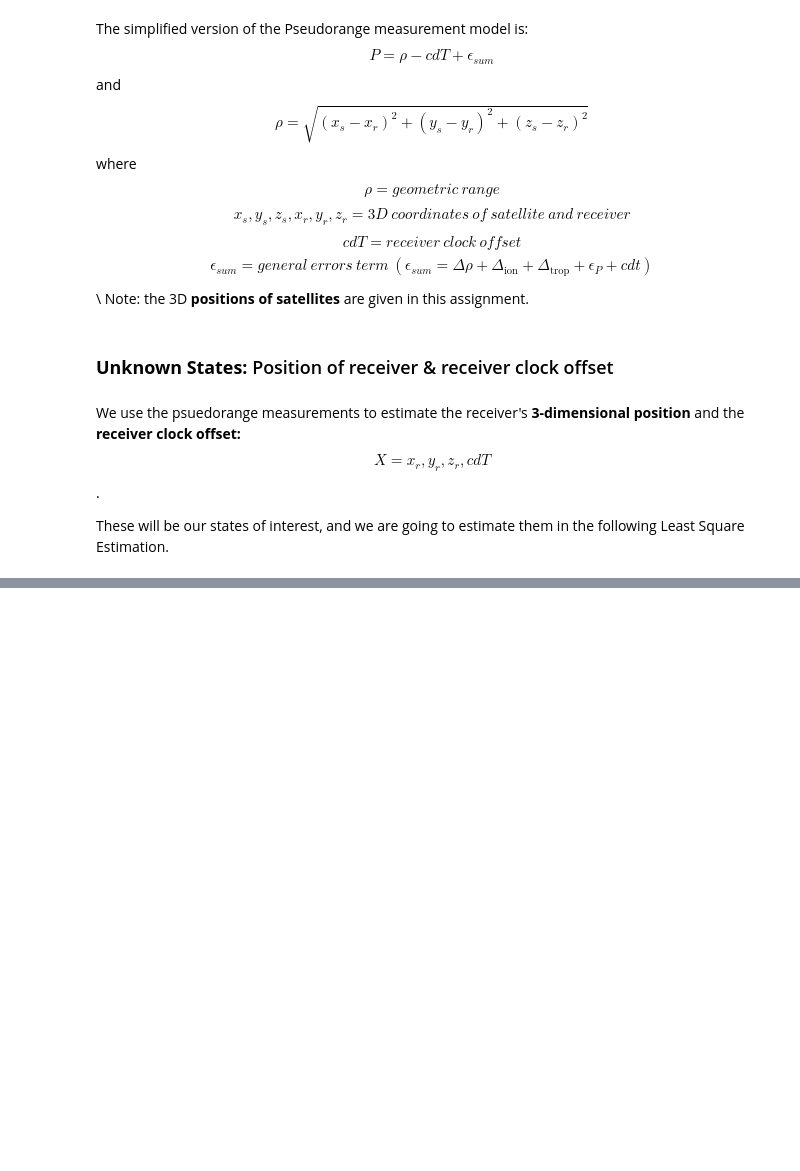
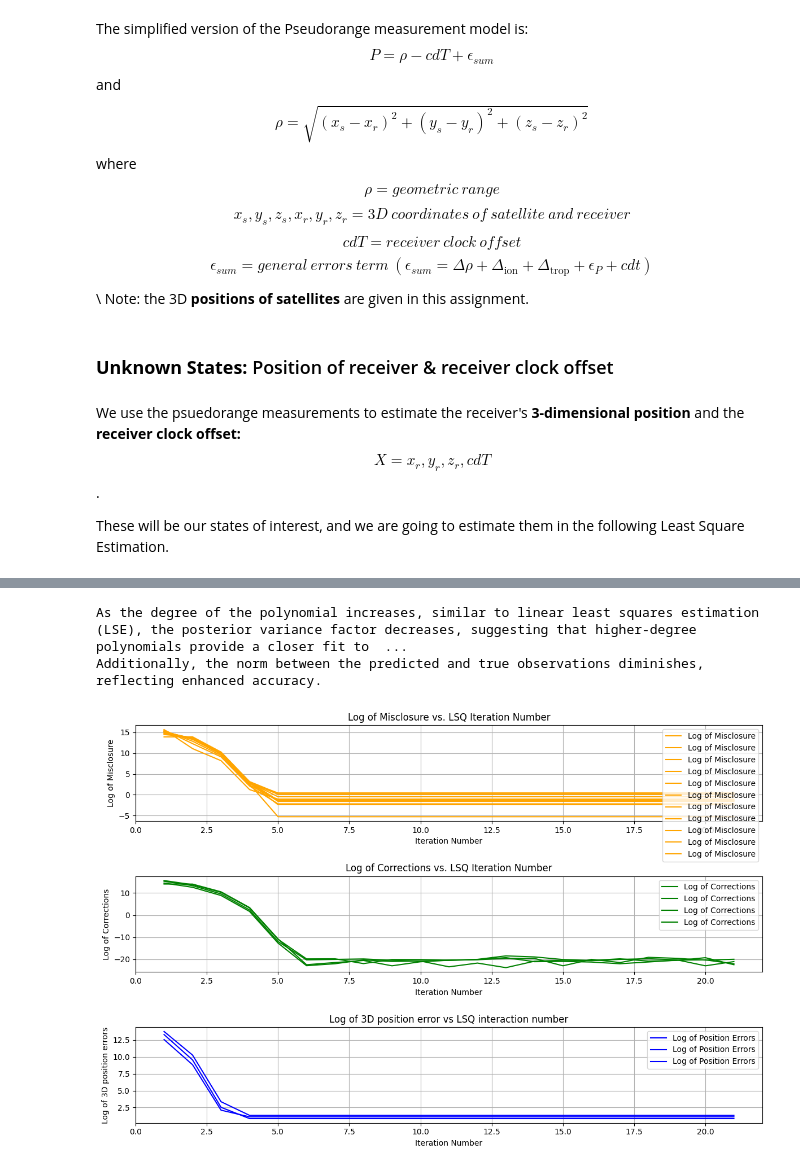
Before and after one commit to TonnyChuwa/engg680_2024_fall, a Jupyter notebook: Lab_Assignment2/Assignment2.ipynb, the cells around one changed output, grey strips where cells are left out. Drawn from its saved outputs; the diff is of its cells as text; code cells hidden in the pictures; blank space fills up the shorter version.

```diff
--- a/Lab_Assignment2/Assignment2.ipynb
+++ b/Lab_Assignment2/Assignment2.ipynb
@@ -430,12 +406,3 @@ Initial State Vector x_0:
 # step 5
 # GroundTruth coordiantes of the receiver
 GroundTruth=np.array([-1633489.37967725,	-3651627.18250363,	4952481.61954918])
-
-import numpy as np
-
-# Ground truth coordinates of the receiver
-GroundTruth = np.array([-1633489.37967725, -3651627.18250363, 4952481.61954918])
-
-# Print the ground truth coordinates
-print("Ground Truth Coordinates of the Receiver:")
-print(GroundTruth)
@@ -499,3 +409,14 @@ Initial satellite positions:
+# %%
+# step 6
+# initialize the corrections array as ones, iteration loop counter i as zero and related arrays
+# (2 mark)
+delta = np.ones(m)
+i = 0
+arr_w = []
+arr_delta=[]
+arr_err_pos = []
+arr_counter = []
+x_hat = x_0.copy()
 # %%
 # step 7
 # define a function called euclidean_norm, which computes the geometric distances between satellites and receiver
@@ -624,3 +558,7 @@ after the LSE convergence to the console.
 # step 11
 # Comment on the computed A Posteriori Variance of Unit Weight value and the Covariance matrix of estimated states
 # (2 marks)
+print("As the degree of the polynomial increases, similar to linear least squares estimation (LSE), the posterior variance factor decreases, suggesting that higher-degree polynomials provide a closer fit to the data. \nAdditionally, the norm between the predicted and true observations diminishes, reflecting enhanced accuracy.")
+# %% [output]
+As the degree of the polynomial increases, similar to linear least squares estimation (LSE), the posterior variance factor decreases, suggesting that higher-degree polynomials provide a closer fit to  ...
+Additionally, the norm between the predicted and true observations diminishes, reflecting enhanced accuracy.
@@ -644,0 +565,56 @@ after the LSE convergence to the console.
+# %%
+# step 12
+# Using the imported matplotlib, plot the following (3 marks in total). Make sure to include proper axes information, legend, grid lines and title.
+
+# 1. Plot log of the misclosure w against the LSQ iteration number i
+# (1 marks)
+
+
+# 2. Plot log of the corrections delta against the LSQ iteration number i
+# (1 marks)
+
+
+# 3. Plot log of the 3D position errors against the LSQ iteration number i
+# (1 marks)
+
+import matplotlib.pyplot as plt # Importing the matplotlib library
+import numpy as np
+
+plt.figure(figsize=(12, 8))
+# 1. Plot log of the misclosure w against the LSQ iteration number i
+# (1 marks)
+plt.subplot(3, 1, 1)
+# Replacing 'arr_i' with 'arr_counter' as the x-axis values
+plt.plot(arr_counter, np.log(np.abs(arr_w)), label='Log of Misclosure', color='orange')
+plt.title('Log of Misclosure vs. LSQ Iteration Number')
+plt.xlabel('Iteration Number')
+plt.ylabel('Log of Misclosure')
+plt.grid(True)
+plt.legend()
+
+# 2. Plot log of the corrections delta against the LSQ iteration number i
+# (1 marks)
+plt.subplot(3, 1, 2)
+# Replacing 'arr_i' with 'arr_counter' as the x-axis values
+plt.plot(arr_counter, np.log(np.abs(arr_delta)), label='Log of Corrections', color='green')
+plt.title('Log of Corrections vs. LSQ Iteration Number')
+plt.xlabel('Iteration Number')
+plt.ylabel('Log of Corrections')
+plt.grid(True)
+plt.legend()
+# 3. Plot log of the 3D position errors against the LSQ iteration number i
+# (1 marks)
+plt.subplot(3, 1, 3)
+# Replacing 'arr_i' with 'arr_counter' as the x-axis values
+plt.plot(arr_counter, np.log(np.abs(arr_err_pos)), label='Log of Position Errors', color='blue')
+plt.title('Log of 3D position error vs LSQ interaction number')
+plt.xlabel('Iteration Number')
+plt.ylabel('Log of 3D position errors')
+plt.grid(True)
+plt.legend()
+
+# Adjust the layout and display the plots
+plt.tight_layout()
+plt.show()
+# %% [output]
+[figure, added]
```
Also changed, not shown: parts of 17 cells of this notebook.
